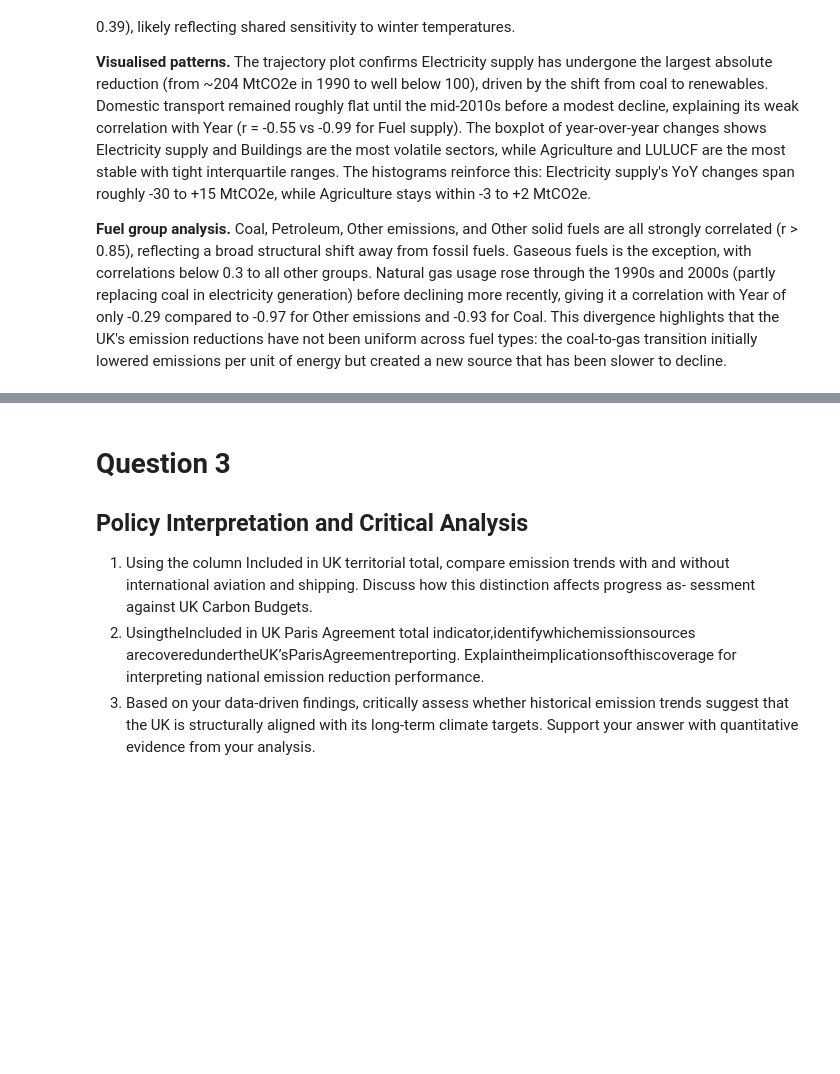
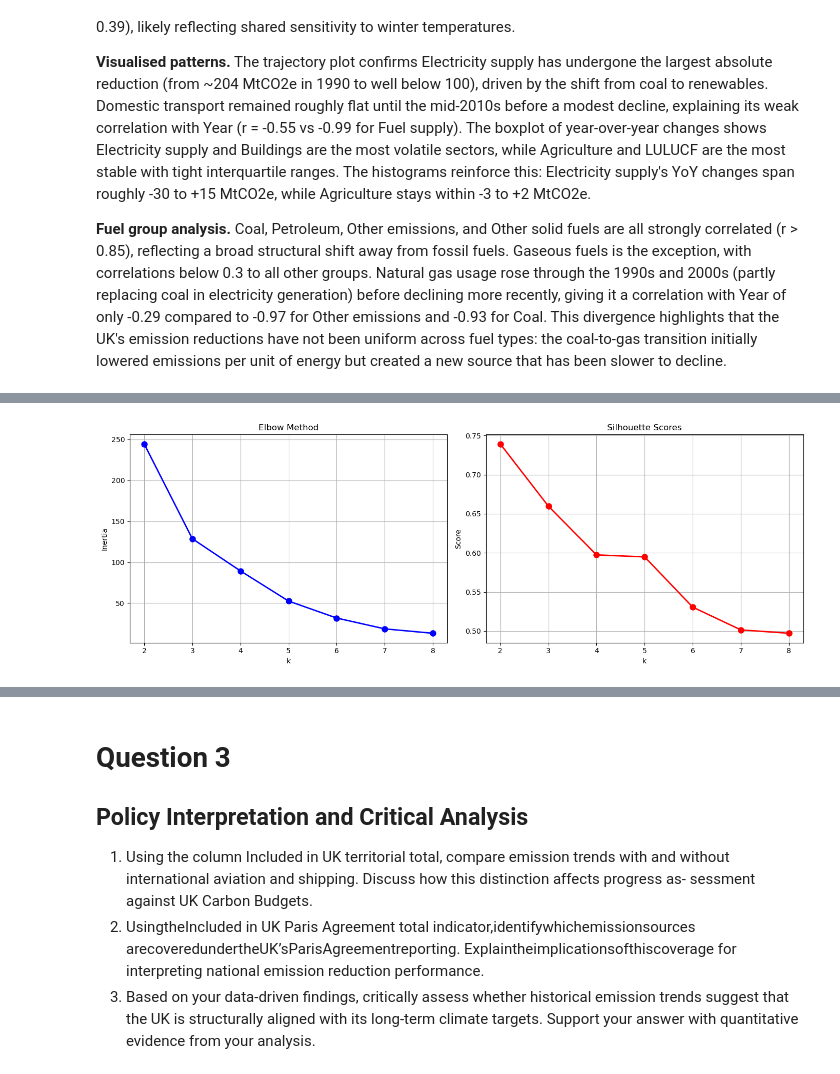
Before and after one commit to PontusNeumann/CBS-Spring26, a Jupyter notebook: alex_ml_ma1.ipynb, the cells around one changed output, grey strips where cells are left out. Cells and saved outputs as stored; diff of their text form; code cells hidden in the pictures; blank space fills up the shorter version.

```diff
--- a/alex_ml_ma1.ipynb
+++ b/alex_ml_ma1.ipynb
@@ -499,0 +536,33 @@ reductions.
+# %%
+# --- Scale trajectories ---
+scaler = StandardScaler()
+X_scaled = scaler.fit_transform(X)
+# %%
+# --- Elbow and silhouette ---
+inertias = []
+silhouettes = []
+k_range = range(2, 9)
+
+for k in k_range:
+    km = KMeans(n_clusters=k, random_state=42, n_init=10)
+    labels = km.fit_predict(X_scaled)
+    inertias.append(km.inertia_)
+    silhouettes.append(silhouette_score(X_scaled, labels))
+
+fig, axes = plt.subplots(1, 2, figsize=(14, 5))
+axes[0].plot(list(k_range), inertias, "bo-", linewidth=2, markersize=8)
+axes[0].set_title("Elbow Method")
+axes[0].set_xlabel("k")
+axes[0].set_ylabel("Inertia")
+axes[0].grid(True)
+
+axes[1].plot(list(k_range), silhouettes, "ro-", linewidth=2, markersize=8)
+axes[1].set_title("Silhouette Scores")
+axes[1].set_xlabel("k")
+axes[1].set_ylabel("Score")
+axes[1].grid(True)
+
+plt.tight_layout()
+plt.show()
+# %% [output]
+[figure, added]
```
Also changed, not shown: parts of 6 cells of this notebook.
